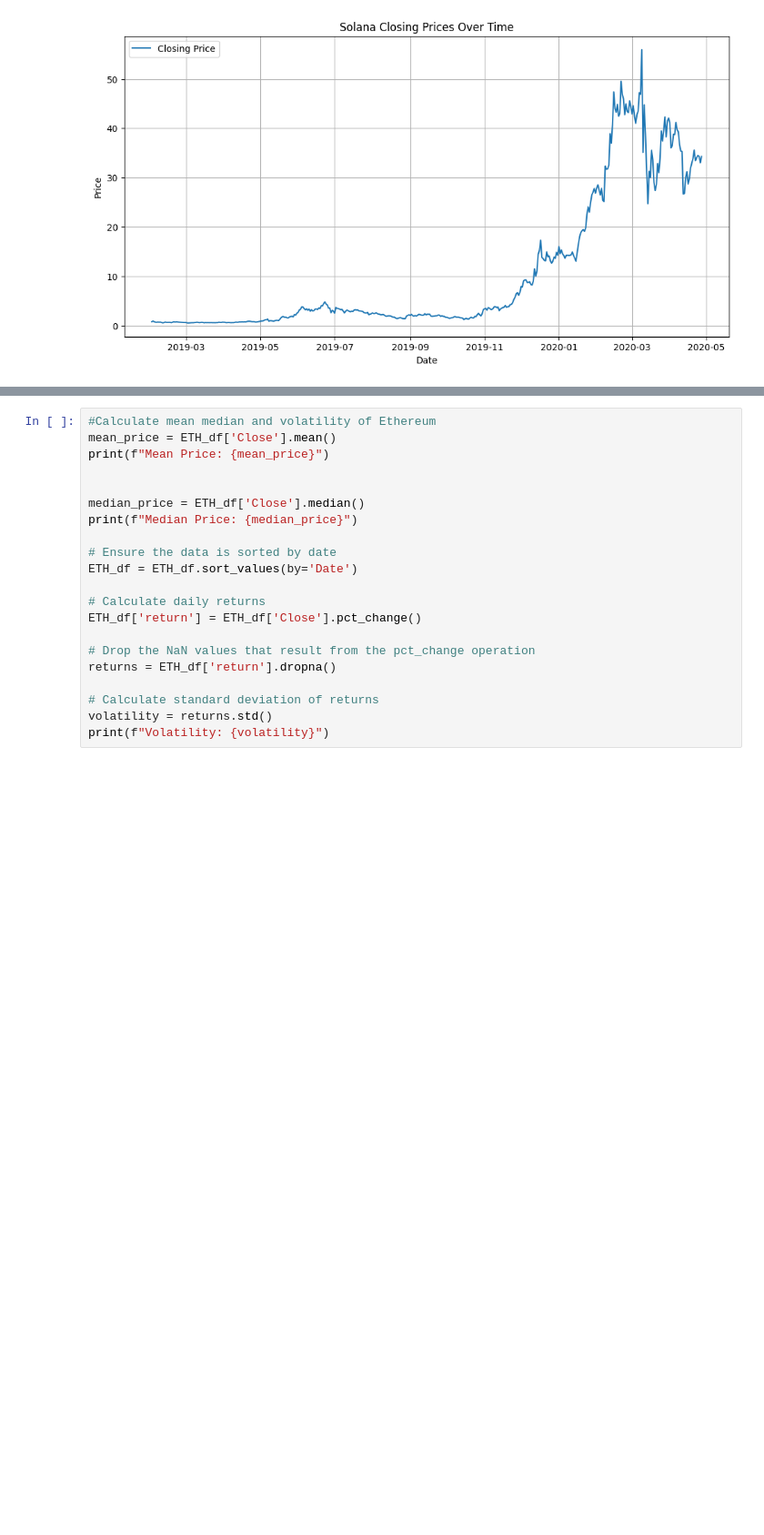
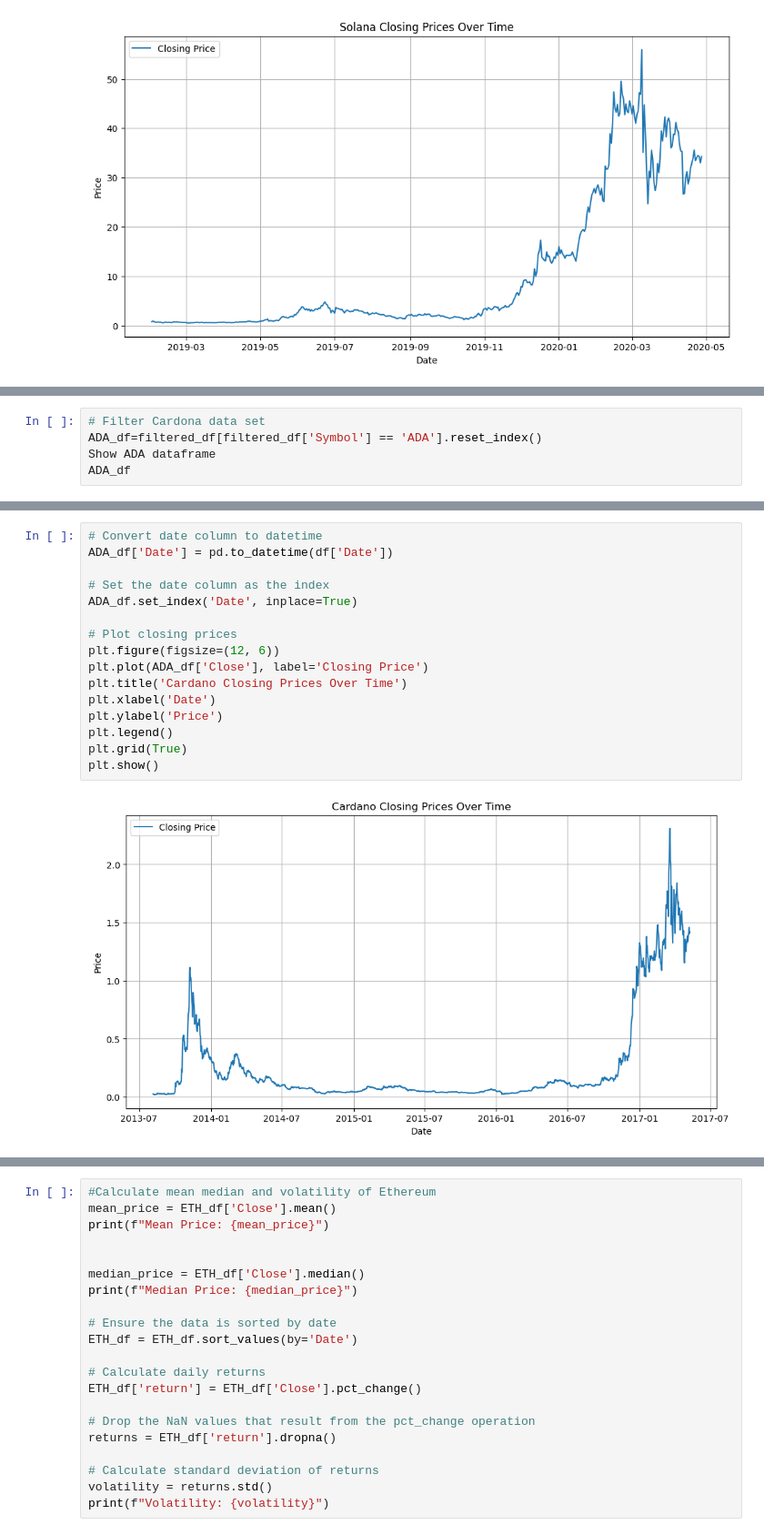
Before and after one commit to Khushboomodha/Project_1, a Jupyter notebook: Crypto.ipynb, the cells around one changed output, grey strips where cells are left out. Shown: that part at 91% size. Drawn from its saved outputs; the diff is of its cells as text; blank space fills up the shorter version.

```diff
--- a/Crypto.ipynb
+++ b/Crypto.ipynb
@@ -334,0 +278,5 @@ KeyError: 'Date'
+# %%
+# Filter Cardona data set
+ADA_df=filtered_df[filtered_df['Symbol'] == 'ADA'].reset_index()
+Show ADA dataframe
+ADA_df
@@ -335 +297,19 @@ KeyError: 'Date'
+# %%
+# Convert date column to datetime
+ADA_df['Date'] = pd.to_datetime(df['Date'])
+
+# Set the date column as the index
+ADA_df.set_index('Date', inplace=True)
+
+# Plot closing prices
+plt.figure(figsize=(12, 6))
+plt.plot(ADA_df['Close'], label='Closing Price')
+plt.title('Cardano Closing Prices Over Time')
+plt.xlabel('Date')
+plt.ylabel('Price')
+plt.legend()
+plt.grid(True)
+plt.show()
+# %% [output]
+[figure, added]
 # %%
```
Also changed, not shown: parts of 52 cells of this notebook, 1 other file.
